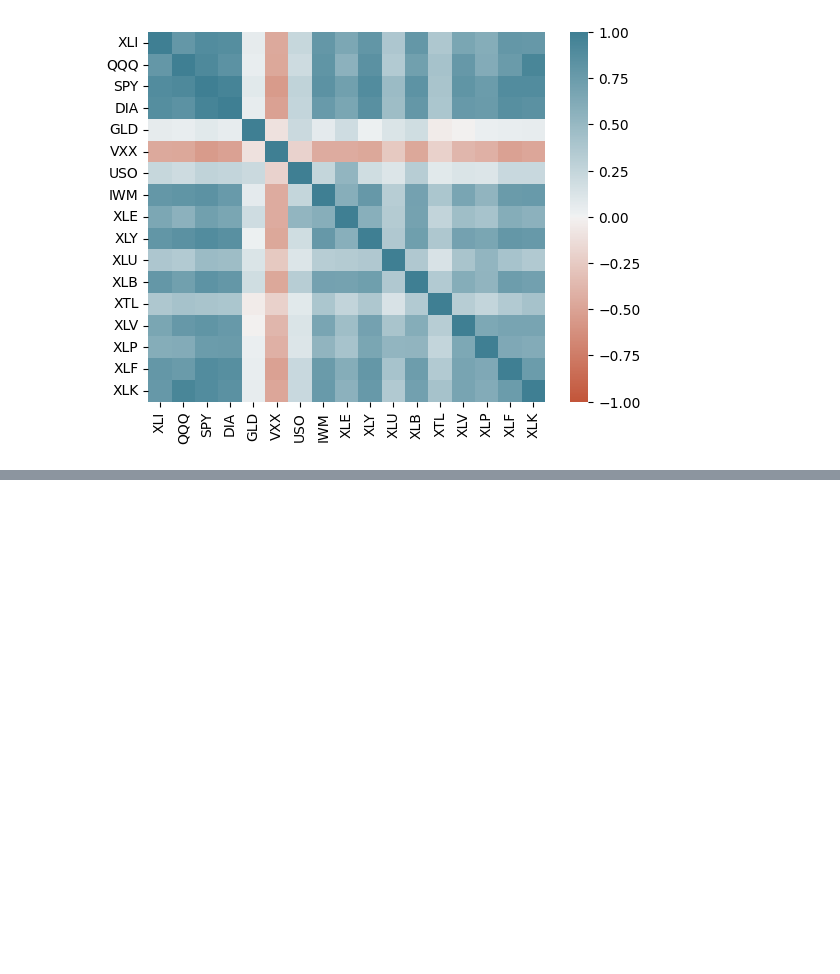
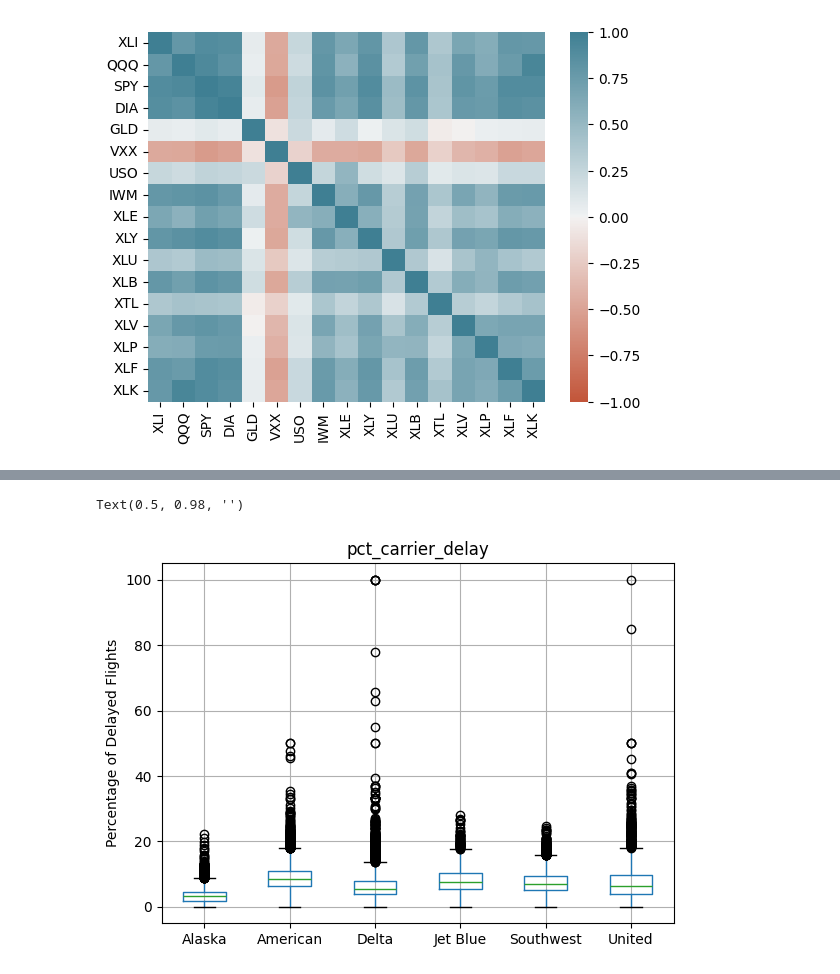
Before and after one commit to ThiboVdB/practical-statistics-for-data-scientists, a Jupyter notebook: python/notebooks/c1.ipynb, the cells around one changed output, grey strips where cells are left out. Cells and saved outputs as stored; diff of their text form; code cells hidden in the pictures; blank space fills up the shorter version.

```diff
--- a/python/notebooks/c1.ipynb
+++ b/python/notebooks/c1.ipynb
@@ -133,0 +193,11 @@ ax =telecom.plot.scatter(x='T',y='VZ',figsize=(4,4),marker='$\u25EF$')
+# %%
+airline_stats_file_path = '../../data/airline_stats.csv'
+airline_stats = pd.read_csv(airline_stats_file_path)
+# %%
+ax = airline_stats.boxplot(by='airline', column='pct_carrier_delay')
+ax.set_xlabel('')
+ax.set_ylabel('Percentage of Delayed Flights')
+plt.suptitle('')
+# %% [output]
+Text(0.5, 0.98, '')
+[figure, added]
```
Also changed, not shown: parts of 16 cells of this notebook.
